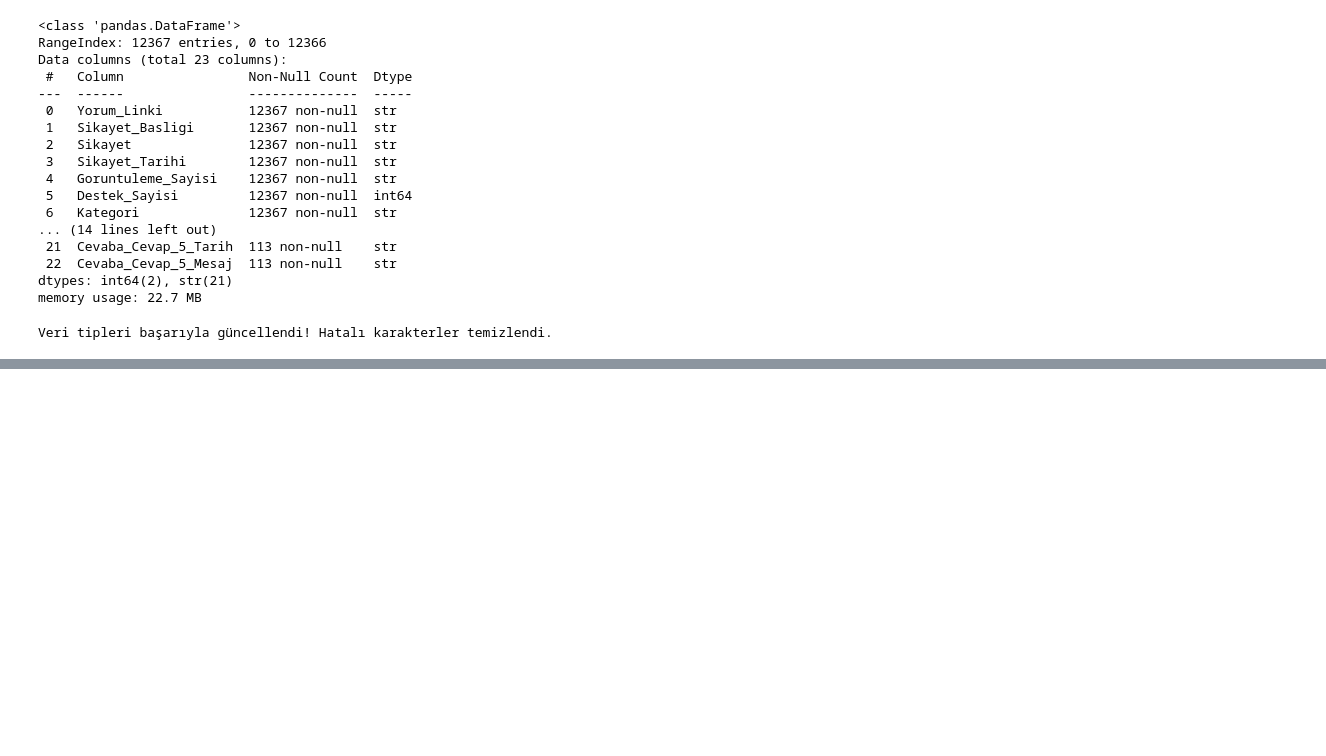
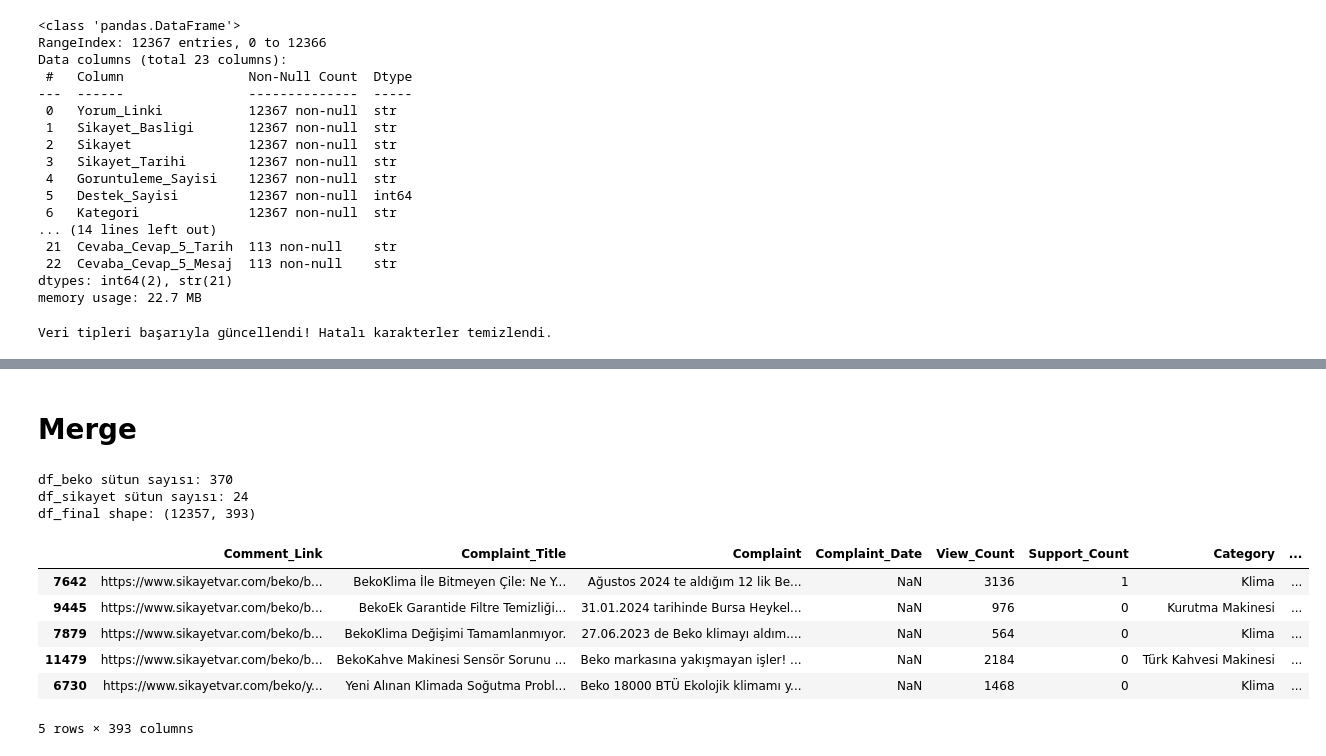
Before and after one commit to betultgumus/ybst-veri-bilimi, a Jupyter notebook: beko/notebooks/1_veri_temizleme.ipynb, the cells around one changed output, grey strips where cells are left out. Cells and saved outputs as stored; diff of their text form; code cells hidden in the pictures; blank space fills up the shorter version.

```diff
--- a/beko/notebooks/1_veri_temizleme.ipynb
+++ b/beko/notebooks/1_veri_temizleme.ipynb
@@ -1857,0 +2279,61 @@ memory usage: 21.5 MB
+# %% [markdown]
+# Merge
+# %%
+# 1. Verileri yükleme
+path1 = "../web-scraping-data/data/claned/beko_claned.csv"
+path2 = "../web-scraping-data/data/claned/sikayet_var_claned.csv"
+
+df_beko = pd.read_csv(path1)
+df_sikayet = pd.read_csv(path2)
+
+# 2. Performans için sadece benzersiz (unique) ürün isimlerini alalım
+unique_sikayet_products = df_sikayet['Product_Name'].dropna().unique()
+beko_products = df_beko['Product_Name'].dropna().unique()
+
+# 3. Eşleştirme Sözlüğü Oluşturma: {kisa_isim: uzun_isim}
+product_mapping = {}
+
+for short_name in unique_sikayet_products:
+    for long_name in beko_products:
+        # Büyük/küçük harf duyarlılığını kaldırarak string içinde geçme durumunu kontrol ediyoruz
+        if str(short_name).lower() in str(long_name).lower():
+            product_mapping[short_name] = long_name
+            break # İlk eşleşmeyi bulduğumuzda bu kısa isim için döngüyü kırıyoruz
+
+# 4. Şikayet DataFrame'ine geçici bir eşleşme anahtarı (Merge Key) ekleme
+df_sikayet['Matched_Beko_Product'] = df_sikayet['Product_Name'].map(product_mapping)
+
+# 5. Left Join ile Verileri Birleştirme
+# df_sikayet sol tablo olduğu için onun satır sayısı birebir korunacaktır.
+# İki tabloda da aynı isimli sütunlar varsa birbirine karışmaması için suffixes ekliyoruz.
+df_final = pd.merge(
+    df_sikayet,
+    df_beko,
+    left_on='Matched_Beko_Product',
+    right_on='Product_Name',
+    how='left',
+    suffixes=('_sikayet', '_beko')
+)
+
+# 6. İşimiz biten geçici eşleşme sütununu siliyoruz
+df_final.drop('Matched_Beko_Product', axis=1, inplace=True)
+
+# 7. Sonuçları Kontrol Etme
+print(f"df_beko sütun sayısı: {df_beko.shape[1]}")
+print(f"df_sikayet sütun sayısı: {df_sikayet.shape[1]}")
+print(f"df_final shape: {df_final.shape}")
+# Beklenen: Satır sayısı df_sikayet ile aynı, Sütun sayısı df_beko + df_sikayet kadar olmalı.
+# %% [output]
+df_beko sütun sayısı: 370
+df_sikayet sütun sayısı: 24
+df_final shape: (12357, 393)
+# %%
+df_final.sample(5,random_state=42)
+# %% [output]
+|  | Comment_Link | Complaint_Title | Complaint | Complaint_Date | View_Count | Support_Count | Category | ... |
+| 7642 | https://www.sikayetvar.com/beko/b... | BekoKlima İle Bitmeyen Çile: Ne Y... | Ağustos 2024 te aldığım 12 lik Be... | NaN | 3136 | 1 | Klima | ... |
+| 9445 | https://www.sikayetvar.com/beko/b... | BekoEk Garantide Filtre Temizliği... | 31.01.2024 tarihinde Bursa Heykel... | NaN | 976 | 0 | Kurutma Makinesi | ... |
+| 7879 | https://www.sikayetvar.com/beko/b... | BekoKlima Değişimi Tamamlanmıyor. | 27.06.2023 de Beko klimayı aldım.... | NaN | 564 | 0 | Klima | ... |
+| 11479 | https://www.sikayetvar.com/beko/b... | BekoKahve Makinesi Sensör Sorunu ... | Beko markasına yakışmayan işler! ... | NaN | 2184 | 0 | Türk Kahvesi Makinesi | ... |
+| 6730 | https://www.sikayetvar.com/beko/y... | Yeni Alınan Klimada Soğutma Probl... | Beko 18000 BTÜ Ekolojik klimamı y... | NaN | 1468 | 0 | Klima | ... |
+5 rows × 393 columns
```
Also changed, not shown: parts of 52 cells of this notebook, 3 other files.
